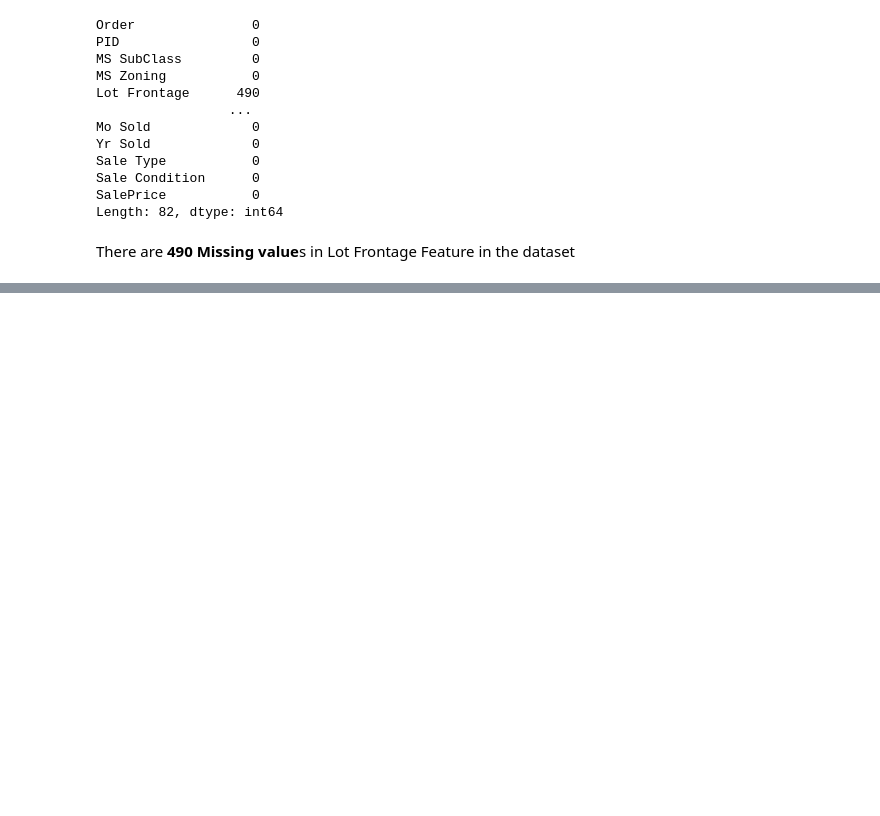
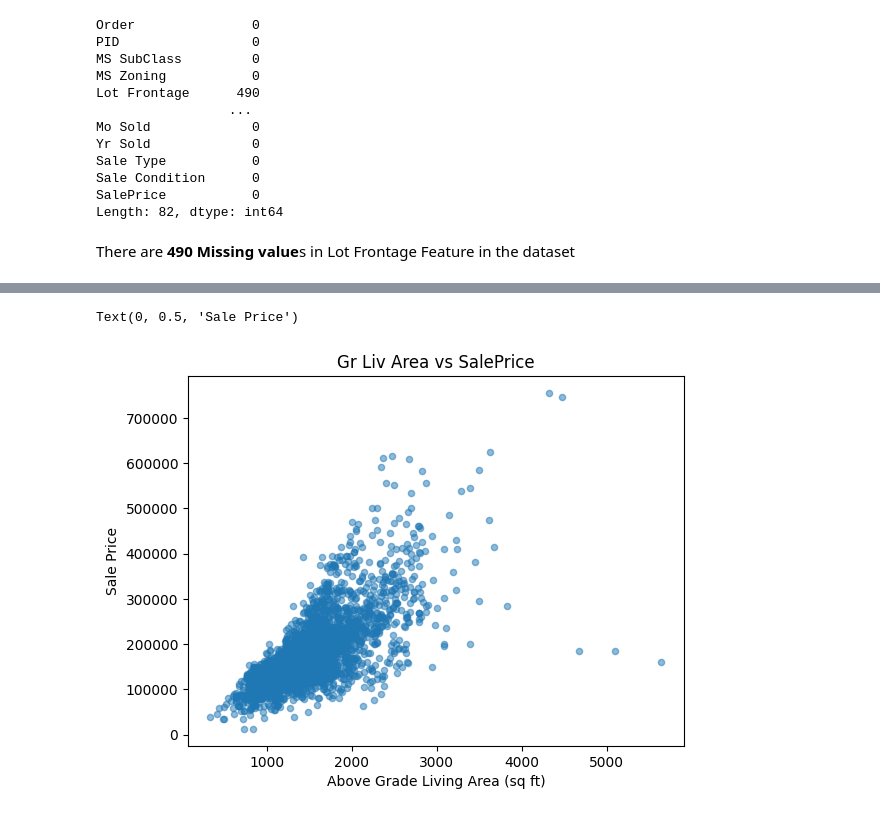
Before and after one commit to Issac-Kondreddy/ML-Classification-Analysis, a Jupyter notebook: Comprehensive_Machine_Learning_Analysis_Classification_and_Insights.ipynb, the cells around one changed output, grey strips where cells are left out. Cells and saved outputs as stored; diff of their text form; code cells hidden in the pictures; blank space fills up the shorter version.

```diff
--- a/Comprehensive_Machine_Learning_Analysis_Classification_and_Insights.ipynb
+++ b/Comprehensive_Machine_Learning_Analysis_Classification_and_Insights.ipynb
@@ -154,0 +181,9 @@ There are **490 Missing value**s in Lot Frontage Feature in the dataset
+# %%
+# Scatter plot for Gr Liv Area vs SalePrice
+ames_housing_data.plot(kind='scatter', x='Gr Liv Area', y='SalePrice', alpha=0.5)
+plt.title('Gr Liv Area vs SalePrice')
+plt.xlabel('Above Grade Living Area (sq ft)')
+plt.ylabel('Sale Price')
+# %% [output]
+Text(0, 0.5, 'Sale Price')
+[figure, added]
```
Also changed, not shown: parts of 21 cells of this notebook.
